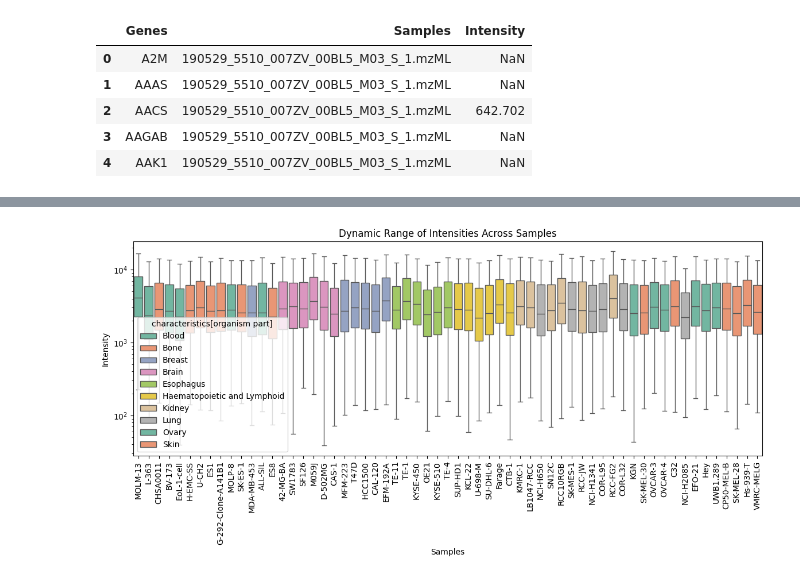
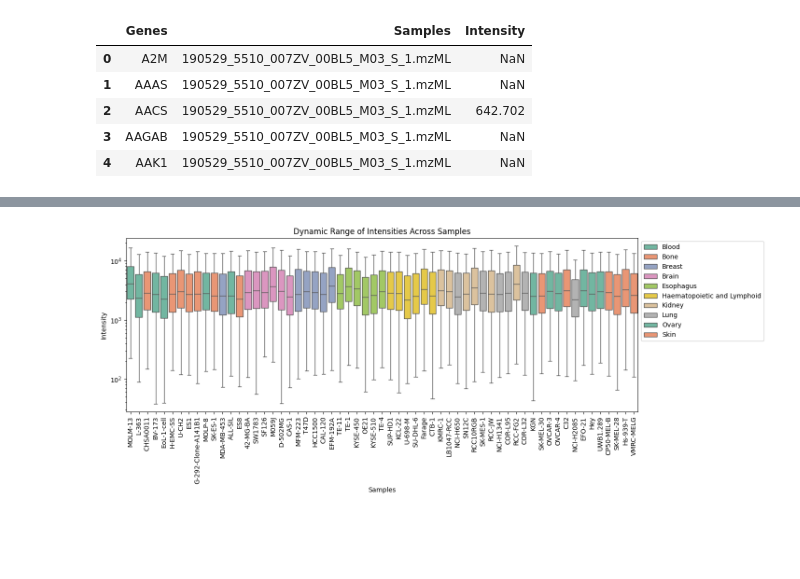
Before and after one commit to thanadol-git/BC_25, a Jupyter notebook: quantms.ipynb, the cells around one changed output, grey strips where cells are left out. Cells and saved outputs as stored; diff of their text form; code cells hidden in the pictures; blank space fills up the shorter version.

```diff
--- a/quantms.ipynb
+++ b/quantms.ipynb
@@ -136,20 +149,22 @@ diann_report_long_filtered['Intensity'].fillna(0, inplace=True)
 # %%
 # Join with sdrf
-dr_plot = diann_report_long_filtered.merge(sdrf, left_on='Samples', right_on='comment[data file]', how='left')
+dr_plot_join = diann_report_long_filtered.merge(sdrf, left_on='Samples', right_on='comment[data file]', how='left')
+
+# filter only non zero intensity
+dr_plot = dr_plot_join[dr_plot_join['Intensity'] > 0]
 # %%
 # Plot the dynamic range
 plt.figure(figsize=(12, 6))
 sns.boxplot(data=dr_plot, x='factor value[cell line]', y='Intensity', hue = 'characteristics[organism part]',
             palette='Set2', showfliers=False)
 plt.xticks(rotation=90)
 plt.title('Dynamic Range of Intensities Across Samples')
 plt.xlabel('Samples')
 plt.ylabel('Intensity')
 plt.tight_layout()
-# scale y log 10
 plt.yscale('log')
-# plt.savefig('diann_dynamic_range.png', dpi=300)
+plt.legend(loc='upper left', bbox_to_anchor=(1, 1))
 plt.show()
 # %% [output]
-[figure, old version]
+[figure, new version]
 # %%
```
Also changed, not shown: parts of 13 cells of this notebook.
